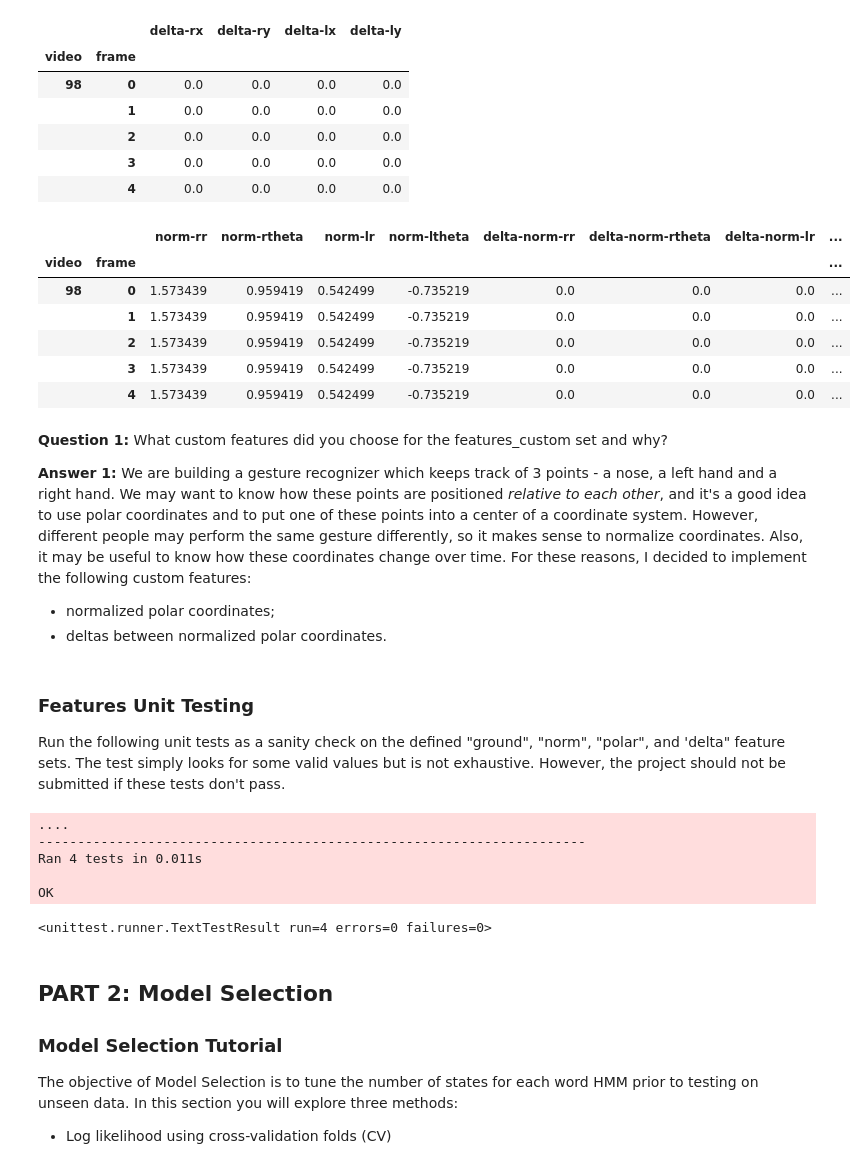
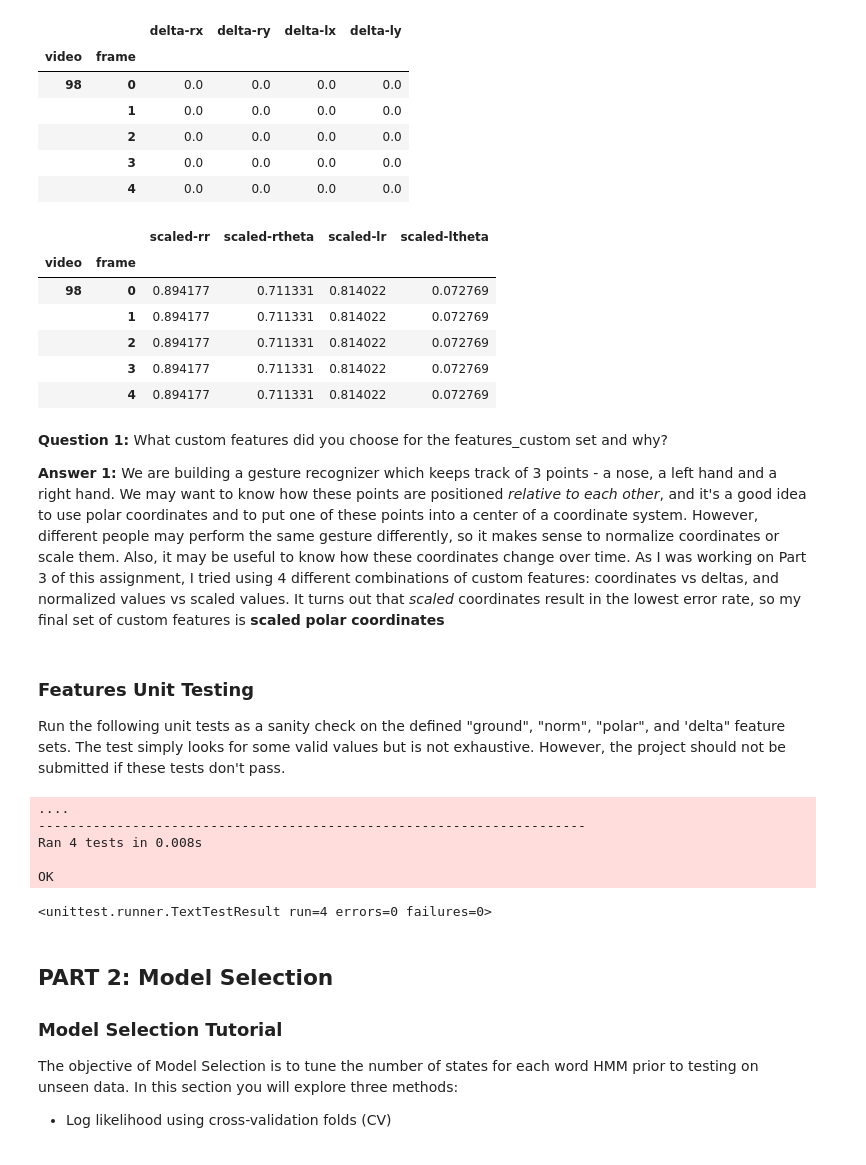
Before and after one commit to alitouka/AIND-Recognizer, a Jupyter notebook: asl_recognizer.ipynb, the cells around one changed output. Cells and saved outputs as stored; diff of their text form; code cells hidden in the pictures.

Commit message:
WIP - recognizer

```diff
--- a/asl_recognizer.ipynb
+++ b/asl_recognizer.ipynb
@@ -284,52 +284,64 @@ asl.df[features_delta].head()
 # Name these whatever you would like
 
 # TODO define a list named 'features_custom' for building the training set
 features_custom = [
-    # Normalized polar coordinates
-    'norm-rr', 'norm-rtheta', 'norm-lr', 'norm-ltheta',
-
-    # Deltas between normalized polar coordinates
-    'delta-norm-rr', 'delta-norm-rtheta', 'delta-norm-lr', 'delta-norm-ltheta'
+    # Scaled polar coordinates
+    'scaled-rr', 'scaled-rtheta', 'scaled-lr', 'scaled-ltheta'
 ]
 
 df_means = asl.df.groupby('speaker').mean()
 asl.df['polar-rr-mean']= asl.df['speaker'].map(df_means['polar-rr'])
 asl.df['polar-rtheta-mean']= asl.df['speaker'].map(df_means['polar-rtheta'])
 asl.df['polar-lr-mean']= asl.df['speaker'].map(df_means['polar-lr'])
 asl.df['polar-ltheta-mean']= asl.df['speaker'].map(df_means['polar-ltheta'])
 
 df_std = asl.df.groupby('speaker').std()
 asl.df['polar-rr-std']= asl.df['speaker'].map(df_std['polar-rr'])
 asl.df['polar-rtheta-std']= asl.df['speaker'].map(df_std['polar-rtheta'])
 asl.df['polar-lr-std']= asl.df['speaker'].map(df_std['polar-lr'])
 asl.df['polar-ltheta-std']= asl.df['speaker'].map(df_std['polar-ltheta'])
 
 asl.df['norm-rr'] = (asl.df['polar-rr']-asl.df['polar-rr-mean'])/asl.df['polar-rr-std']
 asl.df['norm-rtheta'] = (asl.df['polar-rtheta']-asl.df['polar-rtheta-mean'])/asl.df['polar-rtheta-std']
 asl.df['norm-lr'] = (asl.df['polar-lr']-asl.df['polar-lr-mean'])/asl.df['polar-lr-std']
 asl.df['norm-ltheta'] = (asl.df['polar-ltheta']-asl.df['polar-ltheta-mean'])/asl.df['polar-ltheta-std']
 
 asl.df['delta-norm-rr'] = asl.df['norm-rr'].diff().fillna(0)
 asl.df['delta-norm-rtheta'] = asl.df['norm-rtheta'].diff().fillna(0)
 asl.df['delta-norm-lr'] = asl.df['norm-lr'].diff().fillna(0)
 asl.df['delta-norm-ltheta'] = asl.df['norm-ltheta'].diff().fillna(0)
 
+df_minimums = asl.df.groupby('speaker').min()
+asl.df['polar-rr-min'] = asl.df['speaker'].map(df_minimums['polar-rr'])
+asl.df['polar-rtheta-min'] = asl.df['speaker'].map(df_minimums['polar-rtheta'])
+asl.df['polar-lr-min'] = asl.df['speaker'].map(df_minimums['polar-lr'])
+asl.df['polar-ltheta-min'] = asl.df['speaker'].map(df_minimums['polar-ltheta'])
+
+df_maximums = asl.df.groupby('speaker').max()
+asl.df['polar-rr-max'] = asl.df['speaker'].map(df_maximums['polar-rr'])
+asl.df['polar-rtheta-max'] = asl.df['speaker'].map(df_maximums['polar-rtheta'])
+asl.df['polar-lr-max'] = asl.df['speaker'].map(df_maximums['polar-lr'])
+asl.df['polar-ltheta-max'] = asl.df['speaker'].map(df_maximums['polar-ltheta'])
+
+asl.df['scaled-rr'] = (asl.df['polar-rr'] - asl.df['polar-rr-min']) / (asl.df['polar-rr-max'] - asl.df['polar-rr-min'])
+asl.df['scaled-rtheta'] = (asl.df['polar-rtheta'] - asl.df['polar-rtheta-min']) / (asl.df['polar-rtheta-max'] - asl.df['polar-rtheta-min'])
+asl.df['scaled-lr'] = (asl.df['polar-lr'] - asl.df['polar-lr-min']) / (asl.df['polar-lr-max'] - asl.df['polar-lr-min'])
+asl.df['scaled-ltheta'] = (asl.df['polar-ltheta'] - asl.df['polar-ltheta-min']) / (asl.df['polar-ltheta-max'] - asl.df['polar-ltheta-min'])
+
 asl.df[features_custom].head()
 # %% [output]
-|  |  | norm-rr | norm-rtheta | norm-lr | norm-ltheta | delta-norm-rr | delta-norm-rtheta | delta-norm-lr | ... |
-| video | frame |  |  |  |  |  |  |  | ... |
-| 98 | 0 | 1.573439 | 0.959419 | 0.542499 | -0.735219 | 0.0 | 0.0 | 0.0 | ... |
-|  | 1 | 1.573439 | 0.959419 | 0.542499 | -0.735219 | 0.0 | 0.0 | 0.0 | ... |
-|  | 2 | 1.573439 | 0.959419 | 0.542499 | -0.735219 | 0.0 | 0.0 | 0.0 | ... |
-|  | 3 | 1.573439 | 0.959419 | 0.542499 | -0.735219 | 0.0 | 0.0 | 0.0 | ... |
-|  | 4 | 1.573439 | 0.959419 | 0.542499 | -0.735219 | 0.0 | 0.0 | 0.0 | ... |
+|  |  | scaled-rr | scaled-rtheta | scaled-lr | scaled-ltheta |
+| video | frame |  |  |  |  |
+| 98 | 0 | 0.894177 | 0.711331 | 0.814022 | 0.072769 |
+|  | 1 | 0.894177 | 0.711331 | 0.814022 | 0.072769 |
+|  | 2 | 0.894177 | 0.711331 | 0.814022 | 0.072769 |
+|  | 3 | 0.894177 | 0.711331 | 0.814022 | 0.072769 |
+|  | 4 | 0.894177 | 0.711331 | 0.814022 | 0.072769 |
 # %% [markdown]
 **Question 1:**  What custom features did you choose for the features_custom set and why?
 
 **Answer 1:**
-We are building a gesture recognizer which keeps track of 3 points - a nose, a left hand and a right hand. We may want to know how these points are positioned *relative to each other*, and it's a good idea to use polar coordinates and to put one of these points into a center of a coordinate system. However, different people may perform the same gesture differently, so it makes sense to normalize coordinates. Also, it may be useful to know how these coordinates change over time. For these reasons, I decided to implement the following custom features:
-- normalized polar coordinates;
-- deltas between normalized polar coordinates.
+We are building a gesture recognizer which keeps track of 3 points - a nose, a left hand and a right hand. We may want to know how these points are positioned *relative to each other*, and it's a good idea to use polar coordinates and to put one of these points into a center of a coordinate system. However, different people may perform the same gesture differently, so it makes sense to normalize coordinates or scale them. Also, it may be useful to know how these coordinates change over time. As I was working on Part 3 of this assignment, I tried using 4 different combinations of custom features: coordinates vs deltas, and normalized values vs scaled values. It turns out that _scaled_ coordinates result in the lowest error rate, so my final set of custom features is **scaled polar coordinates**
 # %% [markdown]
 <a id='part1_test'></a>
 ### Features Unit Testing
@@ -364,7 +376,7 @@ unittest.TextTestRunner().run(suite)
 # %% [output]
 ....
 ----------------------------------------------------------------------
-Ran 4 tests in 0.011s
+Ran 4 tests in 0.008s
 
 OK
 <unittest.runner.TextTestResult run=4 errors=0 failures=0>
```
Also changed, not shown: parts of 15 cells of this notebook, 1 other file.
